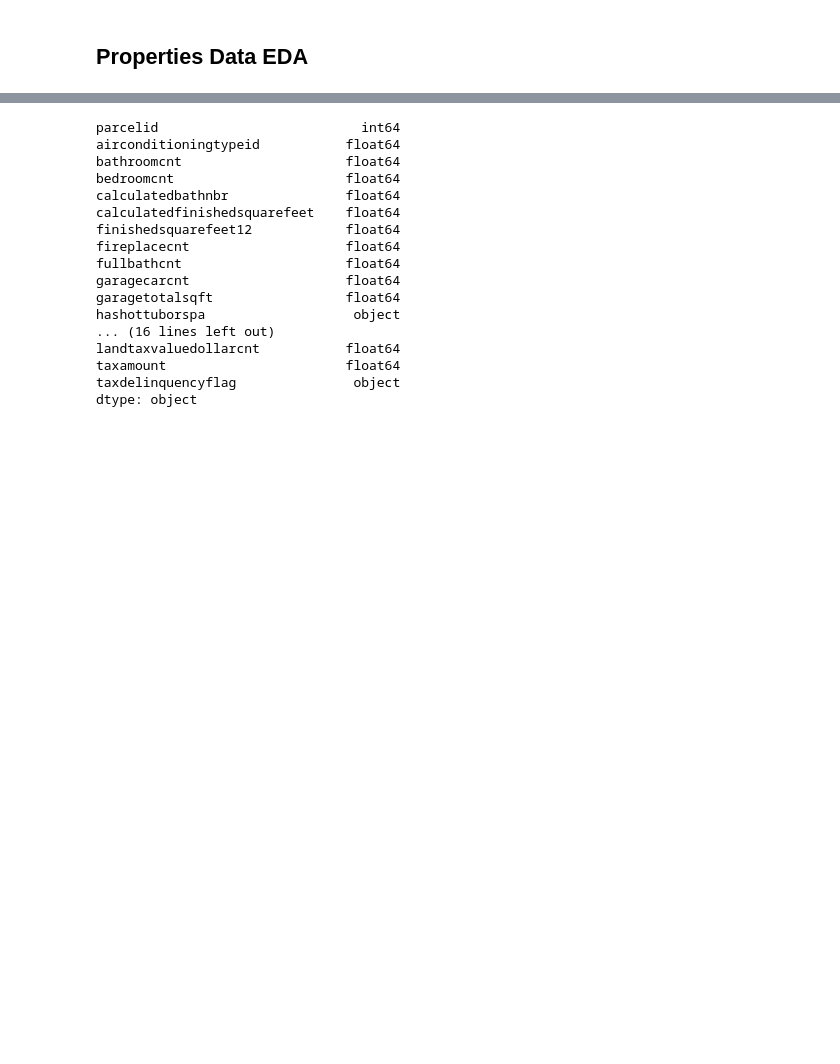
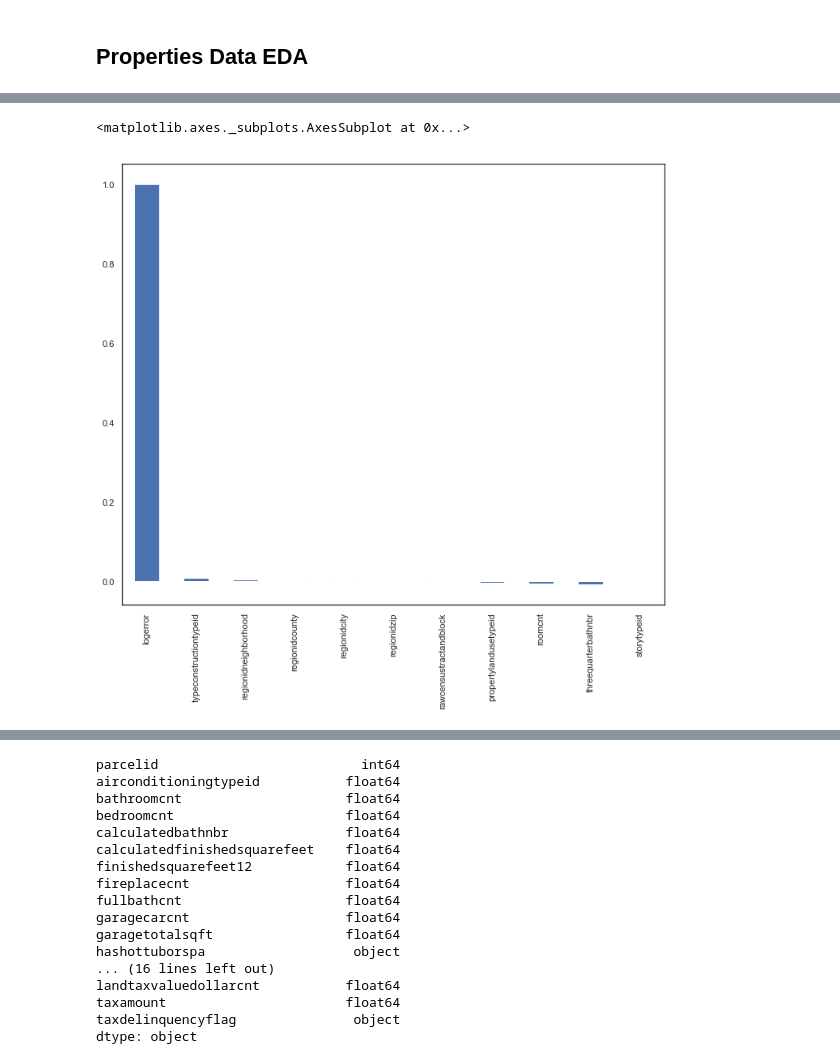
Before and after one commit to AustinDoolittle/W207-Final-Project, a Jupyter notebook: combined_eda.ipynb, the cells around one changed output, grey strips where cells are left out. Cells and saved outputs as stored; diff of their text form; code cells hidden in the pictures; blank space fills up the shorter version.

```diff
--- a/combined_eda.ipynb
+++ b/combined_eda.ipynb
@@ -56,0 +272,7 @@ properties_2016.describe(include='all').transpose().sort_values(by='count')
+# %%
+#Get Correlation of "Churn" with other variables:
+plt.figure(figsize=(12,10))
+df4.corr()['logerror'].sort_values(ascending = False).plot(kind='bar')
+# %% [output]
+<matplotlib.axes._subplots.AxesSubplot at 0x...>
+[figure, added]
```
Also changed, not shown: parts of 26 cells of this notebook.
